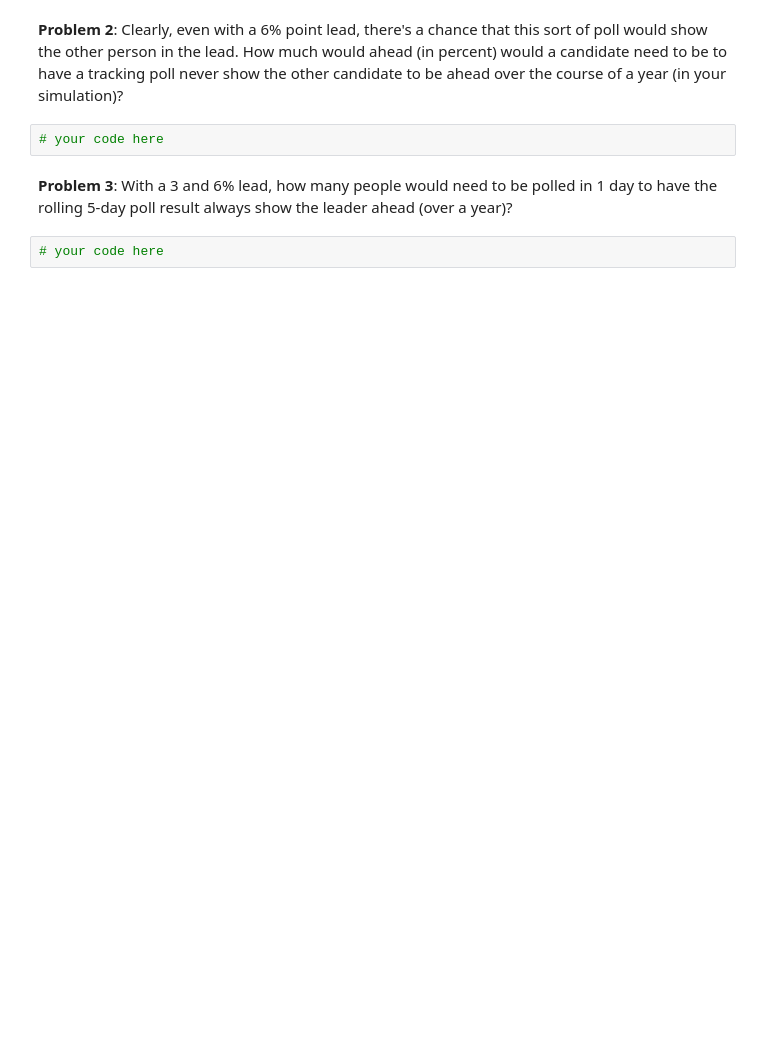
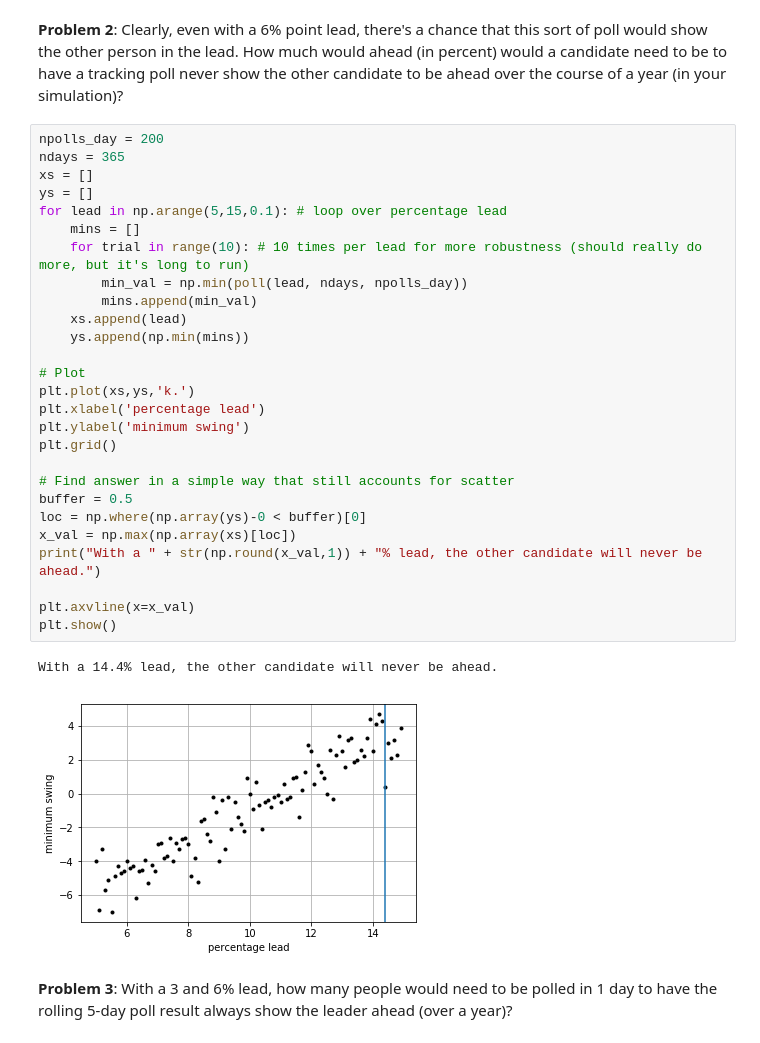
Before and after one commit to carinacheng/python-ay250-homework, a Jupyter notebook: hw1/hw_1_assignment.ipynb, the cells around one changed output. Saved outputs shown, nothing was run; the diff lists cells and outputs as text; blank space fills up the shorter version.

```diff
--- a/hw1/hw_1_assignment.ipynb
+++ b/hw1/hw_1_assignment.ipynb
@@ -431,8 +464,34 @@ https://twitter.com/NateSilver538/status/769565612955824128
 # %% [markdown]
 **Problem 2**: Clearly, even with a 6% point lead, there's a chance that this sort of poll would show the other person in the lead. How much would ahead (in percent) would a candidate need to be to have a tracking poll never show the other candidate to be ahead over the course of a year (in your simulation)?
-# %%
-# your code here
+# %%
+npolls_day = 200
+ndays = 365
+xs = []
+ys = []
+for lead in np.arange(5,15,0.1): # loop over percentage lead
+    mins = []
+    for trial in range(10): # 10 times per lead for more robustness (should really do more, but it's long to run)
+        min_val = np.min(poll(lead, ndays, npolls_day))
+        mins.append(min_val)
+    xs.append(lead)
+    ys.append(np.min(mins))
+
+# Plot
+plt.plot(xs,ys,'k.')
+plt.xlabel('percentage lead')
+plt.ylabel('minimum swing')
+plt.grid()
+
+# Find answer in a simple way that still accounts for scatter
+buffer = 0.5
+loc = np.where(np.array(ys)-0 < buffer)[0]
+x_val = np.max(np.array(xs)[loc])
+print("With a " + str(np.round(x_val,1)) + "% lead, the other candidate will never be ahead.")
+
+plt.axvline(x=x_val)
+plt.show()
+# %% [output]
+With a 14.4% lead, the other candidate will never be ahead.
+[figure, added]
 # %% [markdown]
 **Problem 3**: With a 3 and 6% lead, how many people would need to be polled in 1 day to have the rolling 5-day poll result always show the leader ahead (over a year)?
-# %%
-# your code here
```
Also changed, not shown: parts of 7 cells of this notebook.
